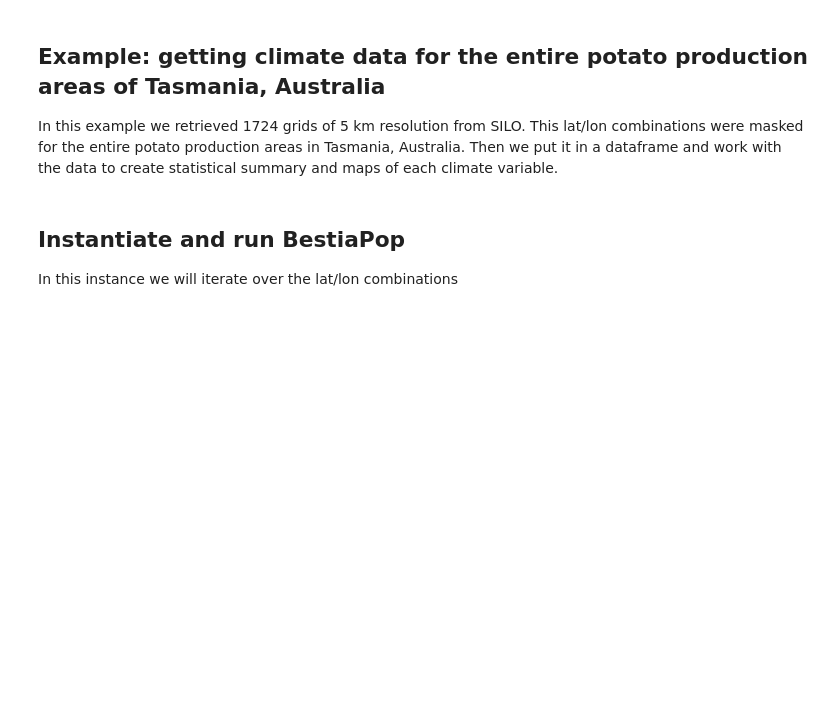
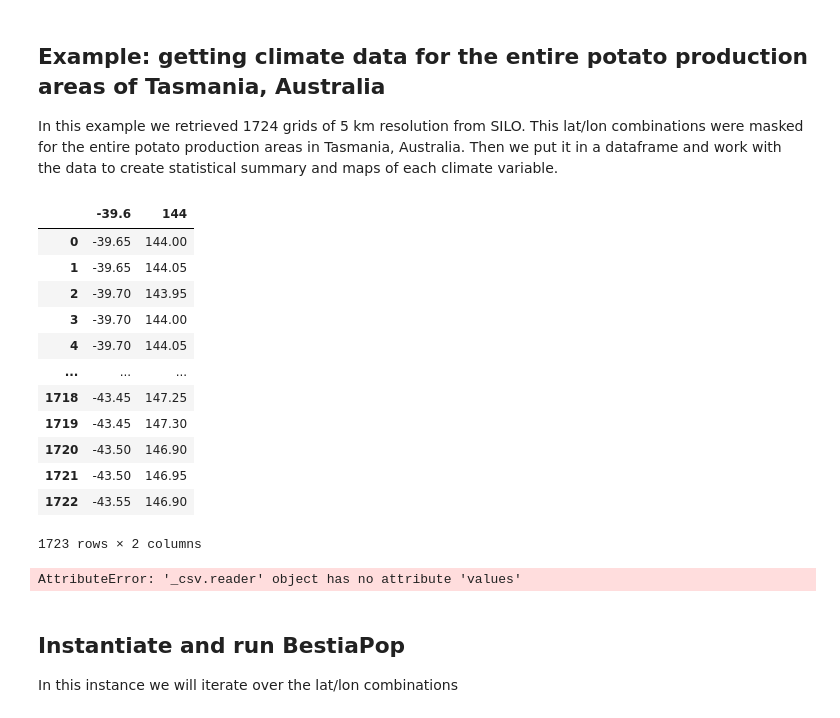
Before and after one commit to JJguri/bestiapop, a Jupyter notebook: sample-data/ExampleMapsTasmania.ipynb, the cells around one changed output. Cells and saved outputs as stored; diff of their text form; code cells hidden in the pictures; blank space fills up the shorter version.

Commit message:
update list
update list

```diff
--- a/sample-data/ExampleMapsTasmania.ipynb
+++ b/sample-data/ExampleMapsTasmania.ipynb
@@ -22,6 +22,27 @@ We need to define the scope of what type of data and output we expect from Besti
 ## Example: getting climate data for the entire potato production areas of Tasmania, Australia
 
 In this example we retrieved 1724 grids of 5 km resolution from SILO. This lat/lon combinations were masked for the entire potato production areas in Tasmania, Australia. Then we put it in a dataframe and work with the data to create statistical summary and maps of each climate variable.
+# %%
+from csv import reader
+url = "https://raw.githubusercontent.com/JJguri/bestiapop/master/sample-data/bpop_tassie_example.csv" #specify url
+csv_reader = pd.read_csv(url, header=0)
+coordinate_list = [list(row) for row in csv_reader]
+# %%
+csv_reader
+# %% [output]
+|  | -39.6 | 144 |
+| 0 | -39.65 | 144.00 |
+| 1 | -39.65 | 144.05 |
+| 2 | -39.70 | 143.95 |
+| 3 | -39.70 | 144.00 |
+| 4 | -39.70 | 144.05 |
+| ... | ... | ... |
+| 1718 | -43.45 | 147.25 |
+| 1719 | -43.45 | 147.30 |
+| 1720 | -43.50 | 146.90 |
+| 1721 | -43.50 | 146.95 |
+| 1722 | -43.55 | 146.90 |
+1723 rows × 2 columns
 # %%
 # Define variables to pass in to Bestiapop
 
@@ -33,10 +54,12 @@ coordinate_list = [list(row) for row in df.values]
 coordinate_list
 action='generate-climate-file' #specify action
 data_source='silo' #specify dta source
-year_range='2015-2016' #specify range of years
+year_range='1889-2020' #specify range of years
 climate_variables=['radiation', 'max_temp', 'min_temp', 'daily_rain'] #specify climate variables
 output_type='dataframe'
 output_path=None
+# %% [output]
+AttributeError: '_csv.reader' object has no attribute 'values'
 # %% [markdown]
 ## Instantiate and run BestiaPop
 
```
Also changed, not shown: parts of 1 cell of this notebook, 1 other file.
